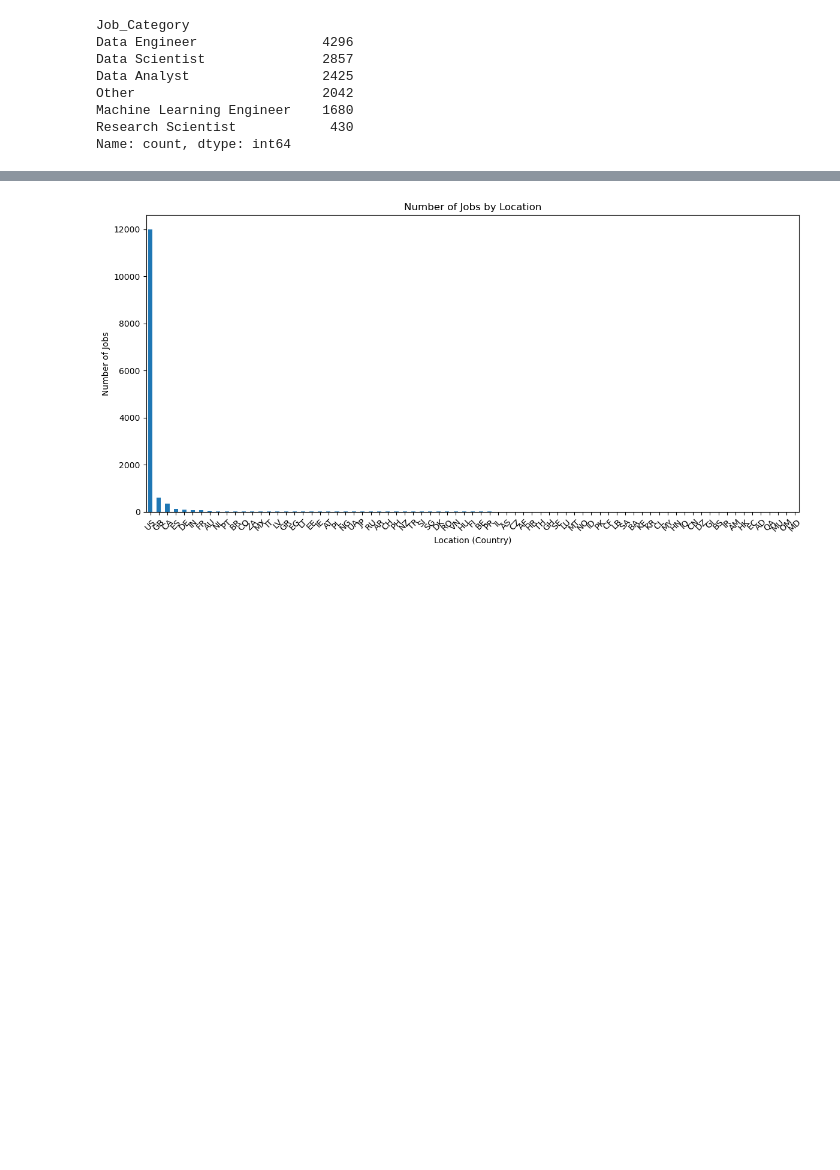
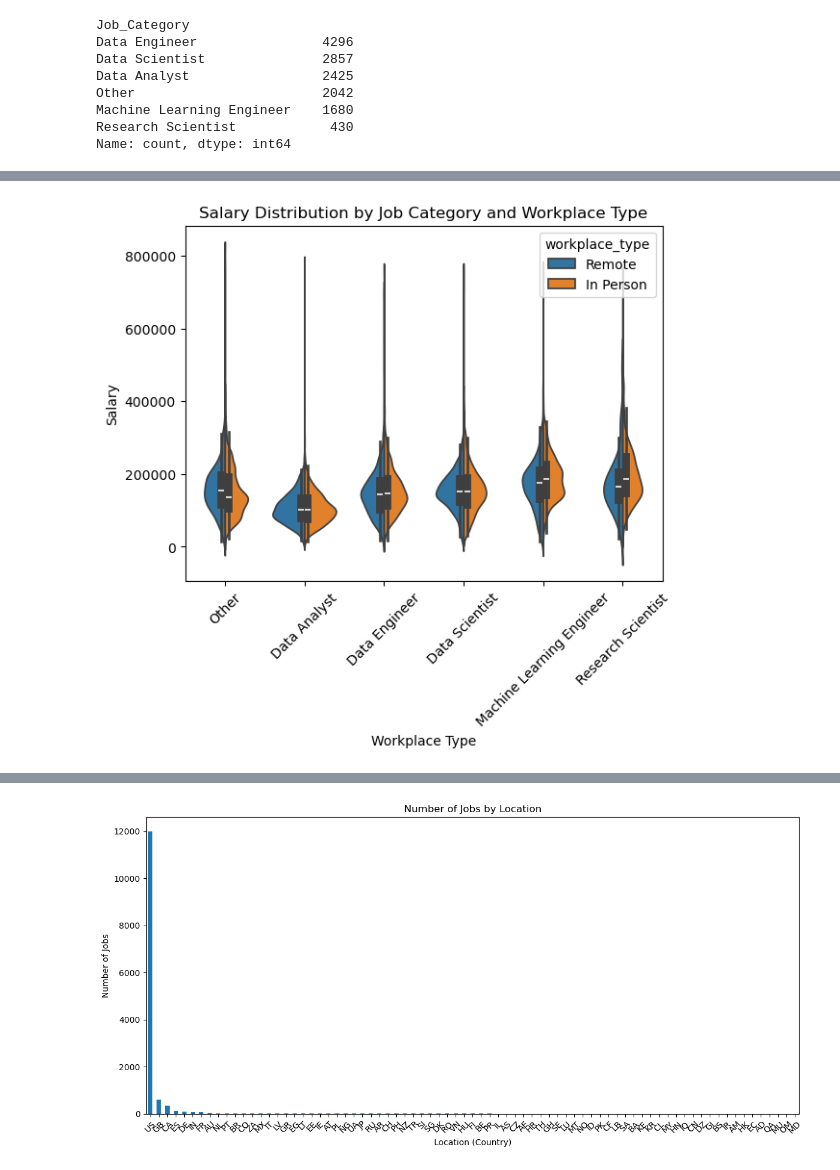
Before and after one commit to swilliamson331/Data-Analytics-Jobs, a Jupyter notebook: Project 3.ipynb, the cells around one changed output, grey strips where cells are left out. Cells and saved outputs as stored; diff of their text form; code cells hidden in the pictures; blank space fills up the shorter version.

```diff
--- a/Project 3.ipynb
+++ b/Project 3.ipynb
@@ -106,0 +108,15 @@ data_renamed_df.head()
+# %%
+# Salary Distribution by Experience Level and Job Category:
+## TRY MAKING LIMIT FOR SALARY $400,000
+mask = (data_renamed_df['workplace_type'] == 'In Person') | (data_renamed_df['workplace_type'] == 'Remote')
+violin_df = data_renamed_df[mask]
+sns.violinplot(x='Job_Category', y='salary', hue='workplace_type', data=violin_df, split=True)
+
+plt.title('Salary Distribution by Job Category and Workplace Type')
+plt.xlabel('Workplace Type')
+plt.ylabel('Salary')
+plt.xticks(rotation=45)
+
+plt.show()
+# %% [output]
+[figure, added]
```
Also changed, not shown: parts of 18 cells of this notebook.
